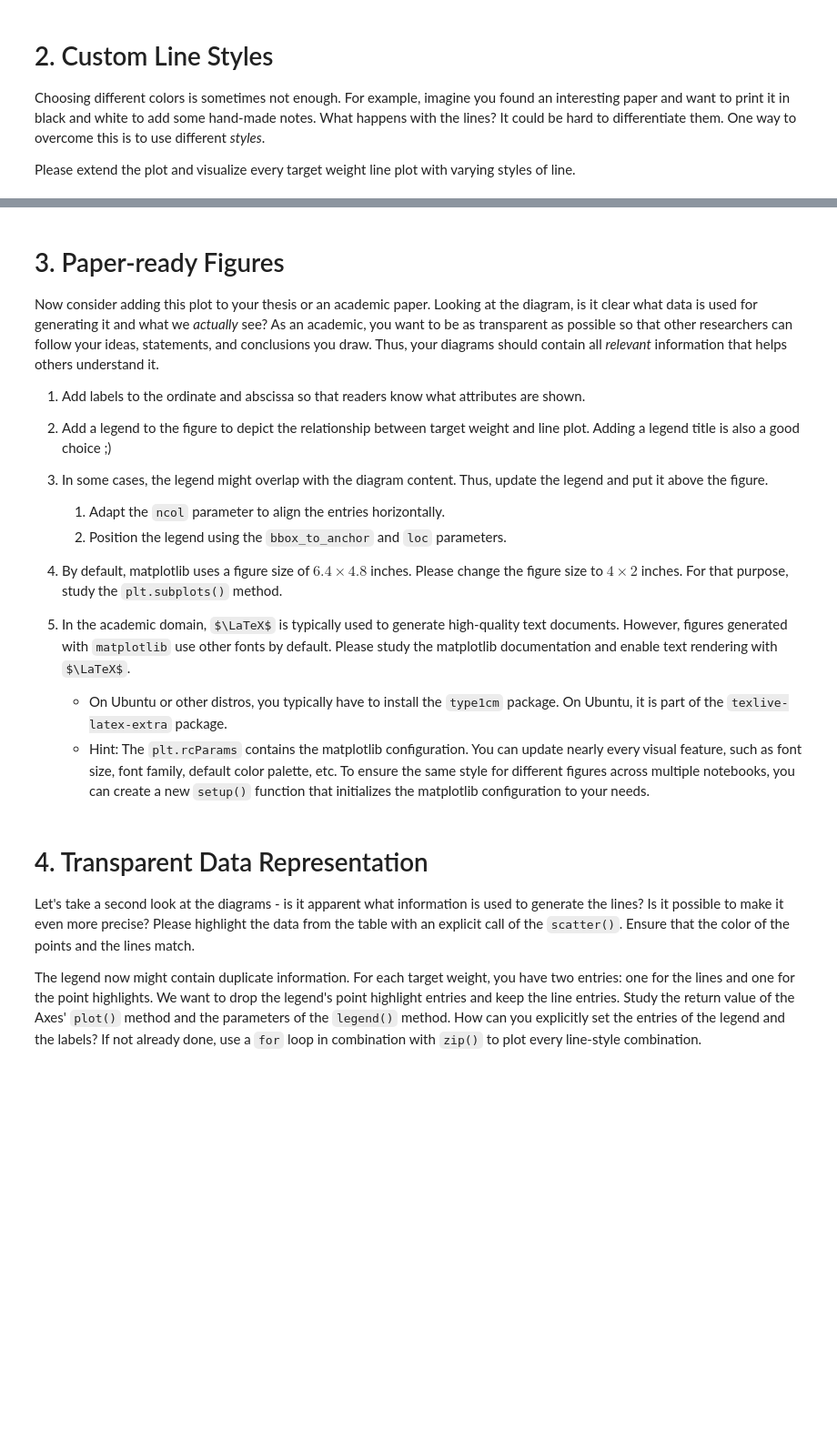
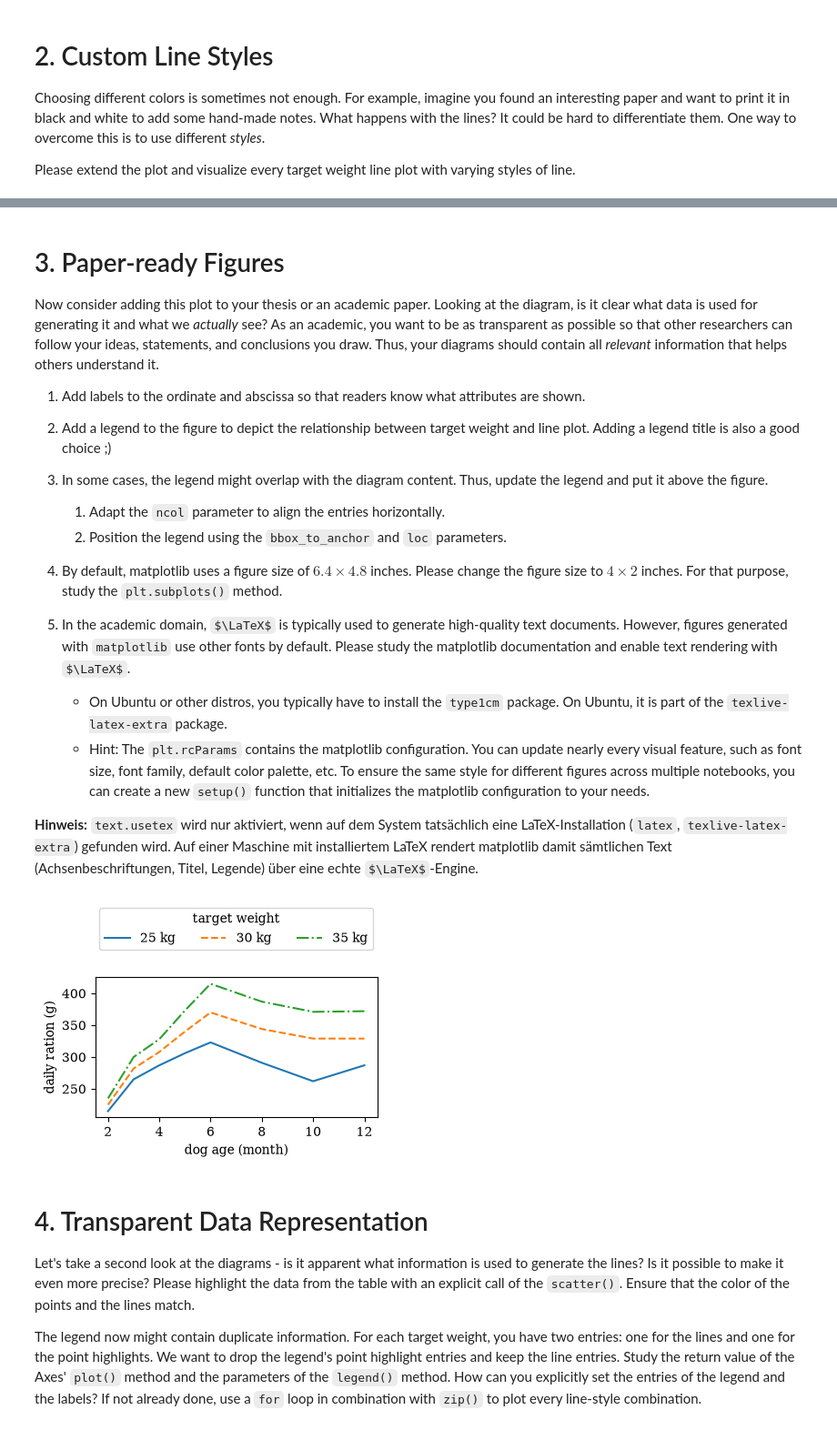
Before and after one commit to floriansaathoff/MachineLesrn, a Jupyter notebook: exercise.ipynb, the cells around one changed output, grey strips where cells are left out. Shown at 91% size. Cells and saved outputs as stored; diff of their text form; code cells hidden in the pictures; some formulas as TeX source; blank space fills up the shorter version.

```diff
--- a/exercise.ipynb
+++ b/exercise.ipynb
@@ -42,6 +69,34 @@ Now consider adding this plot to your thesis or an academic paper. Looking at th
 
     * On Ubuntu or other distros, you typically have to install the `type1cm` package. On Ubuntu, it is part of the `texlive-latex-extra` package.
     * Hint: The `plt.rcParams` contains the matplotlib configuration. You can update nearly every visual feature, such as font size, font family, default color palette, etc. To ensure the same style for different figures across multiple notebooks, you can create a new `setup()` function that initializes the matplotlib configuration to your needs.
+
+
+**Hinweis:** `text.usetex` wird nur aktiviert, wenn auf dem System tatsächlich eine LaTeX-Installation (`latex`, `texlive-latex-extra`) gefunden wird. Auf einer Maschine mit installiertem LaTeX rendert matplotlib damit sämtlichen Text (Achsenbeschriftungen, Titel, Legende) über eine echte $\LaTeX$-Engine.
+# %%
+import shutil
+
+
+def setup():
+    """Configure matplotlib once so all figures in this notebook share the same style."""
+    plt.rcParams["font.family"] = "serif"
+    if shutil.which("latex"):
+        plt.rcParams["text.usetex"] = True
+
+
+setup()
+
+fig, ax = plt.subplots(figsize=(4, 2))
+
+for weight, linestyle in zip(df.index, linestyles):
+    ax.plot(df.columns, df.loc[weight], linestyle=linestyle, label=f"{weight} kg")
+
+ax.set_xlabel("dog age (month)")
+ax.set_ylabel("daily ration (g)")
+ax.legend(title="target weight", loc="lower center", bbox_to_anchor=(0.5, 1.15), ncol=len(df.index))
+
+plt.show()
+# %% [output]
+[figure, added]
 # %% [markdown]
 # 4. Transparent Data Representation
 
```
Also changed, not shown: parts of 24 cells of this notebook, 6 other files.
